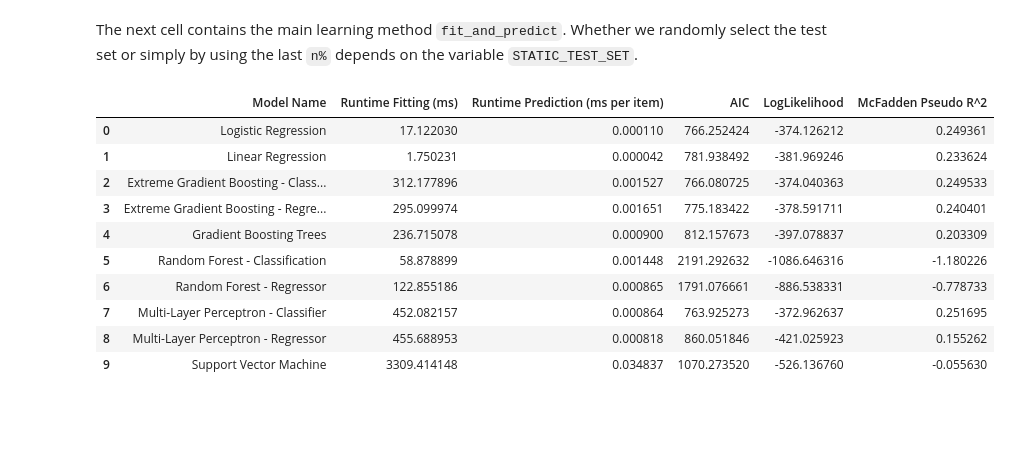
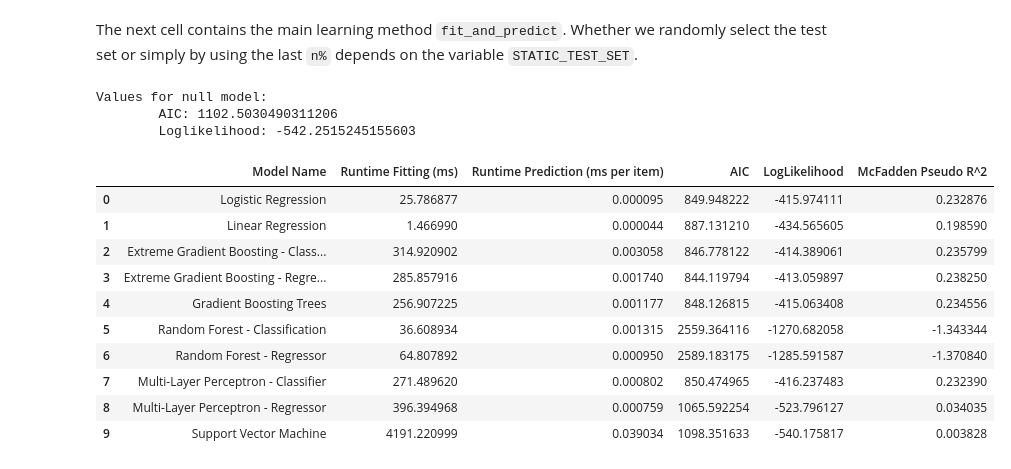
Before and after one commit to hpi-epic/pricing_competition_simulation, a Jupyter notebook: demand_learning.ipynb, the cells around one changed output. Drawn from its saved outputs; the diff is of its cells as text; code cells hidden in the pictures; blank space fills up the shorter version.

```diff
--- a/demand_learning.ipynb
+++ b/demand_learning.ipynb
@@ -58,3 +78,29 @@ def calculate_AIC(probas, Y):
+# %%
+def calc_null_model(learn_X, learn_Y):
+    model = linear_model.LogisticRegression()
+    # regressors return scalar values
+
+    test_size = 0.2
+    logl_factor = test_size / (1 - test_size) # scale factor for initial logl of null model
+
+    if STATIC_TEST_SET:
+        X_train = learning_X[:(round(len(learning_X)*(1-test_size))),:]
+        X_test = learning_X[(round(len(learning_X)*(1-test_size))):,:]
+        y_train = learning_Y[:(round(len(learning_Y)*(1-test_size)))]
+        y_test = learning_Y[(round(len(learning_Y)*(1-test_size))):]
+    else:
+        X_train, X_test, y_train, y_test = train_test_split(learn_X, learn_Y, test_size=test_size, random_state=17)
+
+    model.fit(np.zeros((np.shape(X_train)[0],9)), y_train)
+
+    # validate against training set for AIC calculation
+    probas = model.predict_proba(X_test)
+
+    probas = process_prediction(probas, True)
+    aic = calculate_AIC(probas, y_test)
+    logl = calculate_loglikelihood(probas, y_test)
+
+    return (aic, logl)
 # %% [markdown]
 The next cell contains the main learning method `fit_and_predict`.
 Whether we randomly select the test set or simply by using the last `n%` depends on the variable `STATIC_TEST_SET`.
@@ -160,9 +195,7 @@ from sklearn import ensemble
 from sklearn import svm
 import xgboost as xgb
 
-def learn(dataset_size, dataset_setting):
-    load_datasets(dataset_size, dataset_setting)
-
+def learn():
     overview = pd.DataFrame(columns=['Model Name', 'Runtime Fitting (ms)', 'Runtime Prediction (ms per item)', 'AIC', 'LogLikelihood', 'McFadden Pseudo R^2'])
     probas = pd.DataFrame(prices, columns=['Situation', 'Price'])
 
@@ -221,44 +254,54 @@ def learn(dataset_size, dataset_setting):
     # all models are executed by default
     for model in models:
         models[model]['execute'] = True
 
     # disable particular models for tests (e.g., SVM due to runtime issues)
 #     models['Gradient Boosting Trees']['execute'] = False
 #     models['Random Forest - Classification']['execute'] = False
 #     models['Random Forest - Regressor']['execute'] = False
 #     models['Multi-Layer Perceptron - Regressor']['execute'] = False
 #     models['Extreme Gradient Boosting - Regressor']['execute'] = False
 #     models['Support Vector Machine']['execute'] = False
 
     for k, v in models.items():
         if not v['execute']: continue
 
         exec_meth = v['predict_method']
         ret = fit_and_predict(k, learning_X, learning_Y, prediction_X, v['model'], exec_meth)
         overview.loc[len(overview)]=ret[:-1]
         probas[ret[0]] = ret[-1]
 
     probas['Actual Probabilities'] = price_probas
 
     return (overview, probas)
 
-res = learn(10, 'S1')
+pricing_setting = 'S3'
+load_datasets(pricing_setting)
+
+# determine null model
+aic_0, logl_0 = calc_null_model(learning_X, learning_Y)
+print("Values for null model: \n\tAIC: {}\n\tLoglikelihood: {}".format(aic_0, logl_0))
+
+res = learn()
 overview = res[0]
 probas = res[1]
 
 display(overview)
 # %% [output]
+Values for null model:
+        AIC: 1102.5030490311206
+        Loglikelihood: -542.2515245155603
 |  | Model Name | Runtime Fitting (ms) | Runtime Prediction (ms per item) | AIC | LogLikelihood | McFadden Pseudo R^2 |
-| 0 | Logistic Regression | 17.122030 | 0.000110 | 766.252424 | -374.126212 | 0.249361 |
-| 1 | Linear Regression | 1.750231 | 0.000042 | 781.938492 | -381.969246 | 0.233624 |
-| 2 | Extreme Gradient Boosting - Class... | 312.177896 | 0.001527 | 766.080725 | -374.040363 | 0.249533 |
-| 3 | Extreme Gradient Boosting - Regre... | 295.099974 | 0.001651 | 775.183422 | -378.591711 | 0.240401 |
-| 4 | Gradient Boosting Trees | 236.715078 | 0.000900 | 812.157673 | -397.078837 | 0.203309 |
-| 5 | Random Forest - Classification | 58.878899 | 0.001448 | 2191.292632 | -1086.646316 | -1.180226 |
-| 6 | Random Forest - Regressor | 122.855186 | 0.000865 | 1791.076661 | -886.538331 | -0.778733 |
-| 7 | Multi-Layer Perceptron - Classifier | 452.082157 | 0.000864 | 763.925273 | -372.962637 | 0.251695 |
-| 8 | Multi-Layer Perceptron - Regressor | 455.688953 | 0.000818 | 860.051846 | -421.025923 | 0.155262 |
-| 9 | Support Vector Machine | 3309.414148 | 0.034837 | 1070.273520 | -526.136760 | -0.055630 |
+| 0 | Logistic Regression | 25.786877 | 0.000095 | 849.948222 | -415.974111 | 0.232876 |
+| 1 | Linear Regression | 1.466990 | 0.000044 | 887.131210 | -434.565605 | 0.198590 |
+| 2 | Extreme Gradient Boosting - Class... | 314.920902 | 0.003058 | 846.778122 | -414.389061 | 0.235799 |
+| 3 | Extreme Gradient Boosting - Regre... | 285.857916 | 0.001740 | 844.119794 | -413.059897 | 0.238250 |
+| 4 | Gradient Boosting Trees | 256.907225 | 0.001177 | 848.126815 | -415.063408 | 0.234556 |
+| 5 | Random Forest - Classification | 36.608934 | 0.001315 | 2559.364116 | -1270.682058 | -1.343344 |
+| 6 | Random Forest - Regressor | 64.807892 | 0.000950 | 2589.183175 | -1285.591587 | -1.370840 |
+| 7 | Multi-Layer Perceptron - Classifier | 271.489620 | 0.000802 | 850.474965 | -416.237483 | 0.232390 |
+| 8 | Multi-Layer Perceptron - Regressor | 396.394968 | 0.000759 | 1065.592254 | -523.796127 | 0.034035 |
+| 9 | Support Vector Machine | 4191.220999 | 0.039034 | 1098.351633 | -540.175817 | 0.003828 |
 # %%
 res_table = calculate_price_point_table(probas)
 # %%
```
Also changed, not shown: parts of 8 cells of this notebook.
